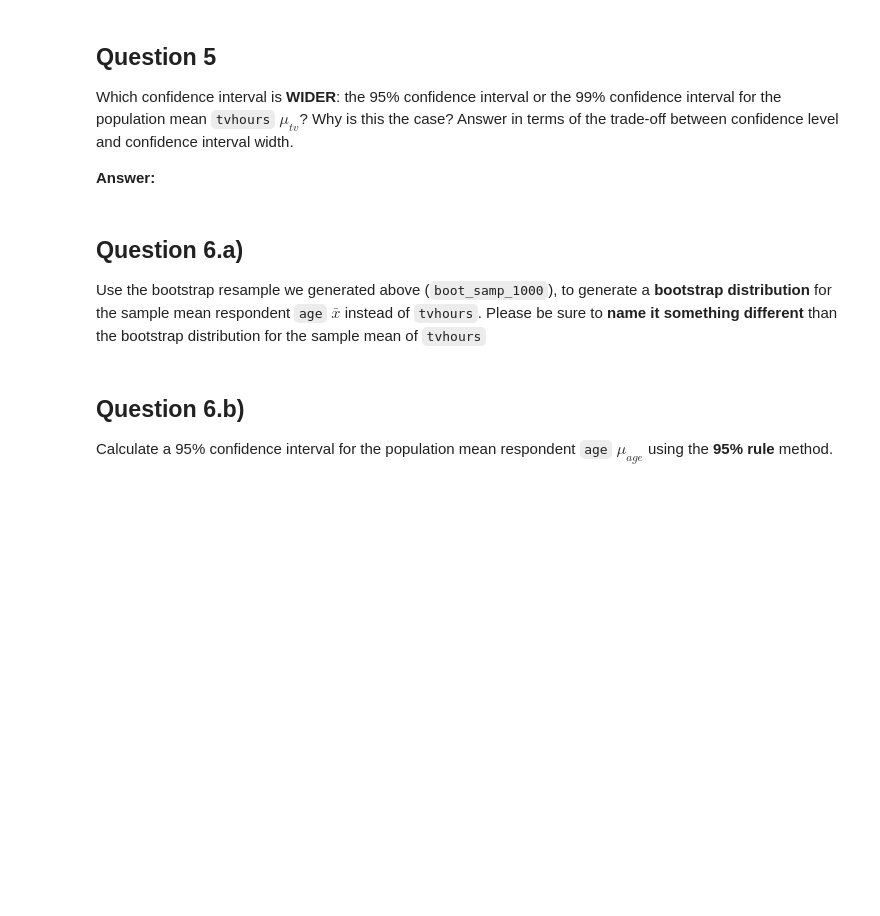
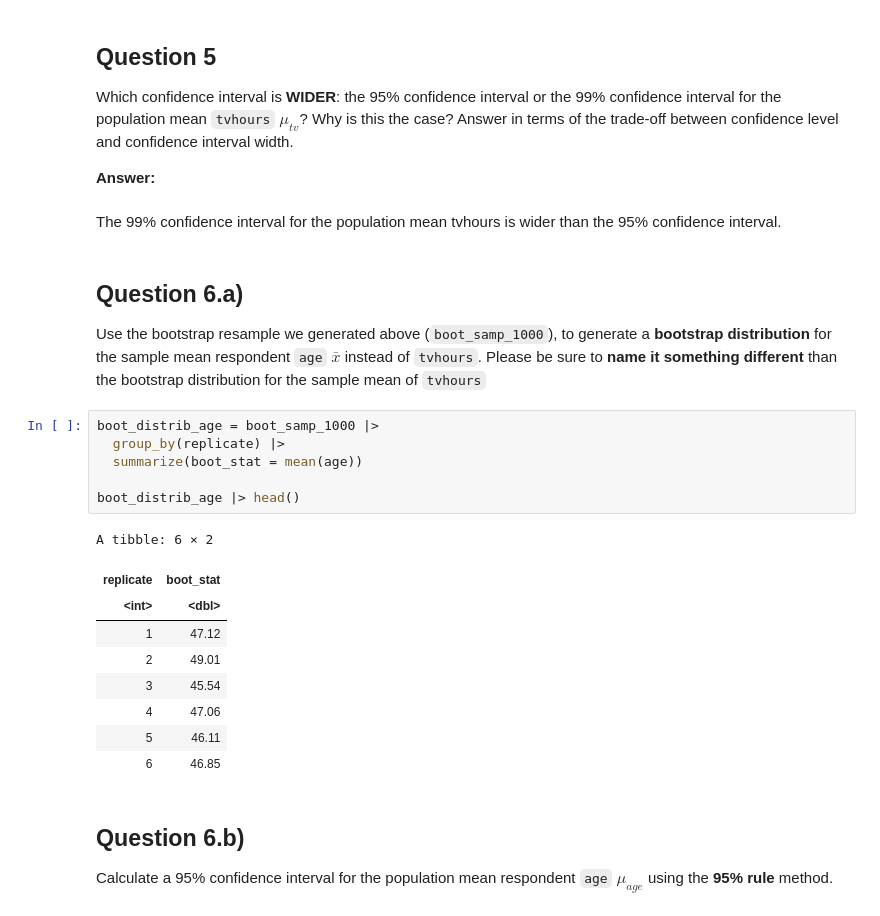
Before and after one commit to TheintTheintSan/a07, a Jupyter notebook: assignment8.ipynb, the cells around one changed output. Drawn from its saved outputs; the diff is of its cells as text; blank space fills up the shorter version.

```diff
--- a/assignment8.ipynb
+++ b/assignment8.ipynb
@@ -317,6 +334,8 @@ $\mu_{tv}$? Why is this the case? Answer in terms of the trade-off
 between confidence level and confidence interval width.
 
 **Answer:**
+# %% [markdown]
+The 99% confidence interval for the population mean tvhours is wider than the 95% confidence interval.
 # %% [markdown]
 ## Question 6.a)
 
@@ -325,6 +344,22 @@ generate a **bootstrap distribution** for the sample mean respondent
 `age` $\bar{x}$ instead of `tvhours`. Please be sure to **name it
 something different** than the bootstrap distribution for the sample
 mean of `tvhours`
+# %%
+boot_distrib_age = boot_samp_1000 |>
+  group_by(replicate) |>
+  summarize(boot_stat = mean(age))
+
+boot_distrib_age |> head()
+# %% [output]
+A tibble: 6 × 2
+| replicate | boot_stat |
+| <int> | <dbl> |
+| 1 | 47.12 |
+| 2 | 49.01 |
+| 3 | 45.54 |
+| 4 | 47.06 |
+| 5 | 46.11 |
+| 6 | 46.85 |
 # %% [markdown]
 ## Question 6.b)
 
```
Also changed, not shown: parts of 18 cells of this notebook.
